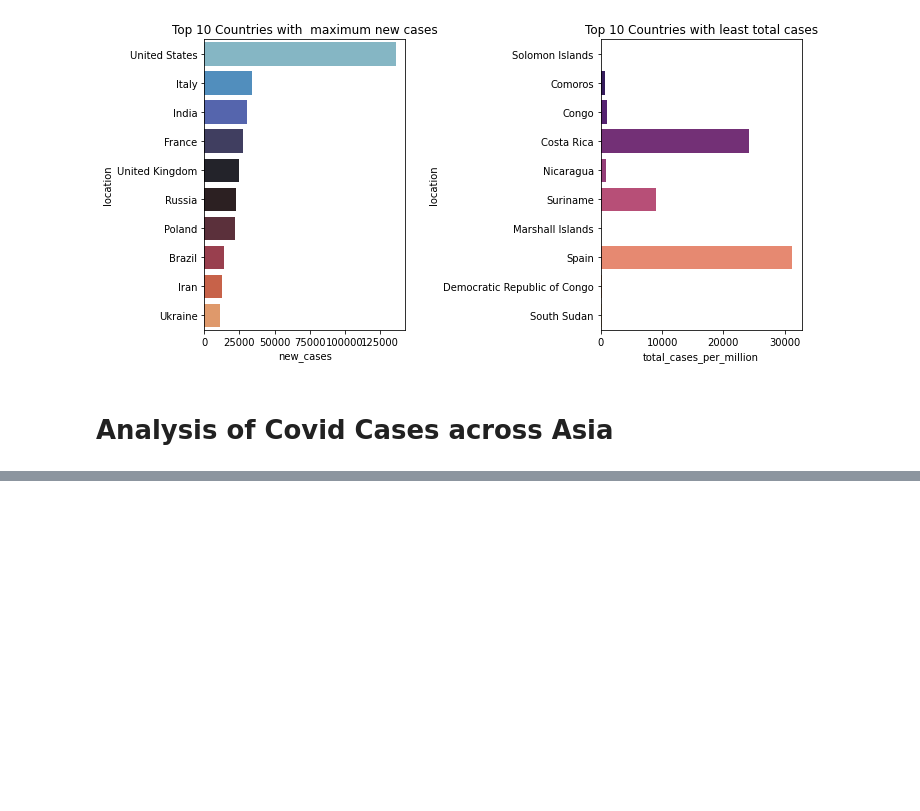
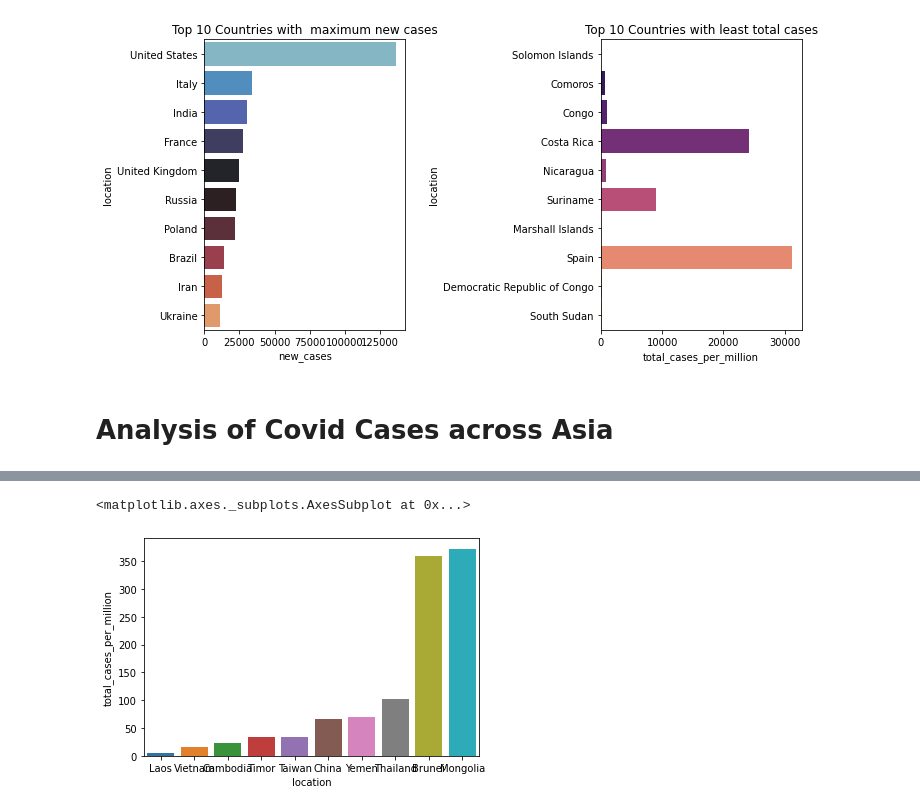
Before and after one commit to anmol1810rs/The_Sparks_Foundation_Internship, a Jupyter notebook: GRIP_TASK8_COVID19_ANALYSIS.ipynb, the cells around one changed output, grey strips where cells are left out. Cells and saved outputs as stored; diff of their text form; code cells hidden in the pictures; blank space fills up the shorter version.

```diff
--- a/GRIP_TASK8_COVID19_ANALYSIS.ipynb
+++ b/GRIP_TASK8_COVID19_ANALYSIS.ipynb
@@ -281,0 +300,4 @@ asia_data.tail()
+# %%
+# Top 10 Asian countries with least number of  total_cases being reported
+top_10_least_asia_cases = asia_data.sort_values("total_cases_per_million",ascending =True)
+top_10_least_asia_cases.head()
@@ -281,0 +311,6 @@ asia_data.tail()
+# %%
+# Least number of toal_cases reported across Asian Countries
+sns.barplot(x="location", y="total_cases_per_million", data=top_10_least_asia_cases.head(10))
+# %% [output]
+<matplotlib.axes._subplots.AxesSubplot at 0x...>
+[figure, added]
```
Also changed, not shown: parts of 7 cells of this notebook.
